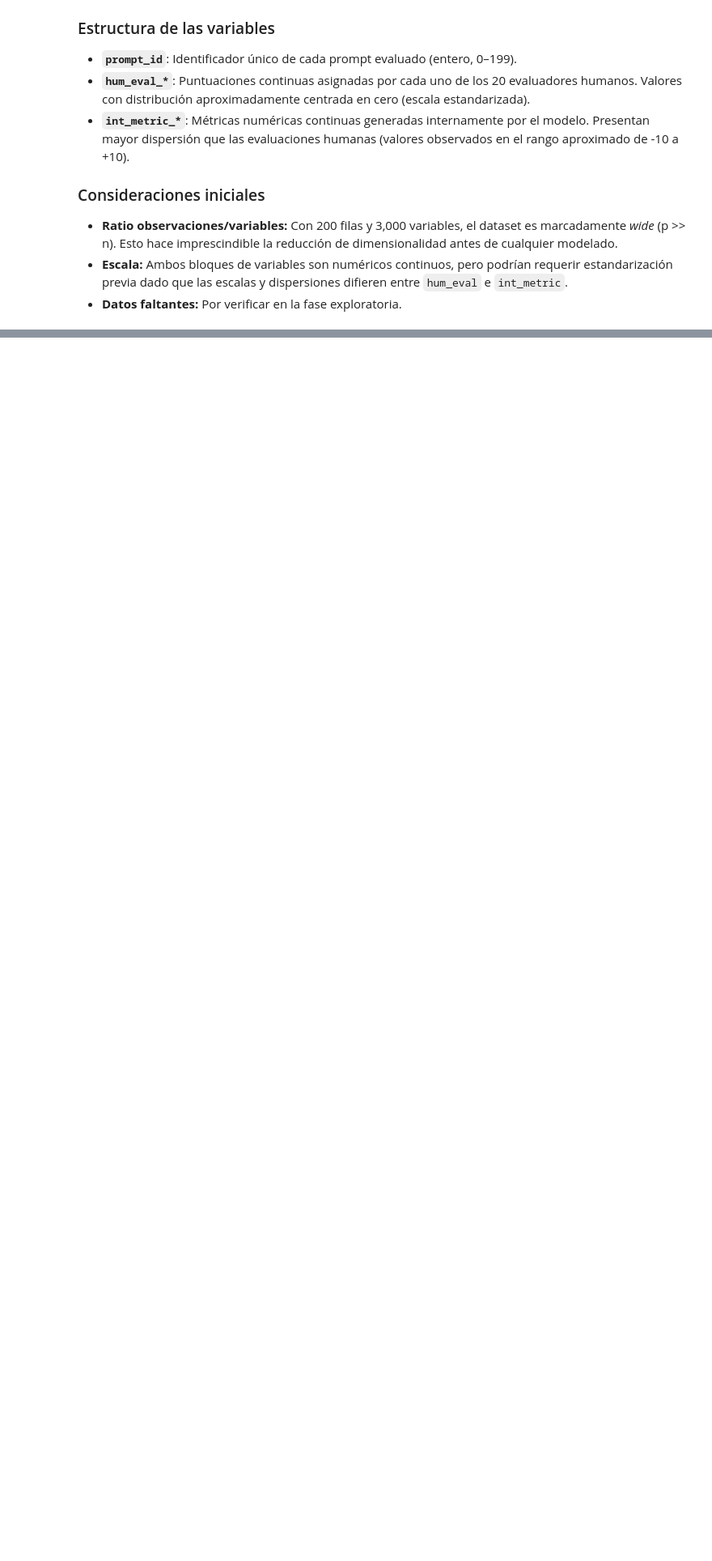
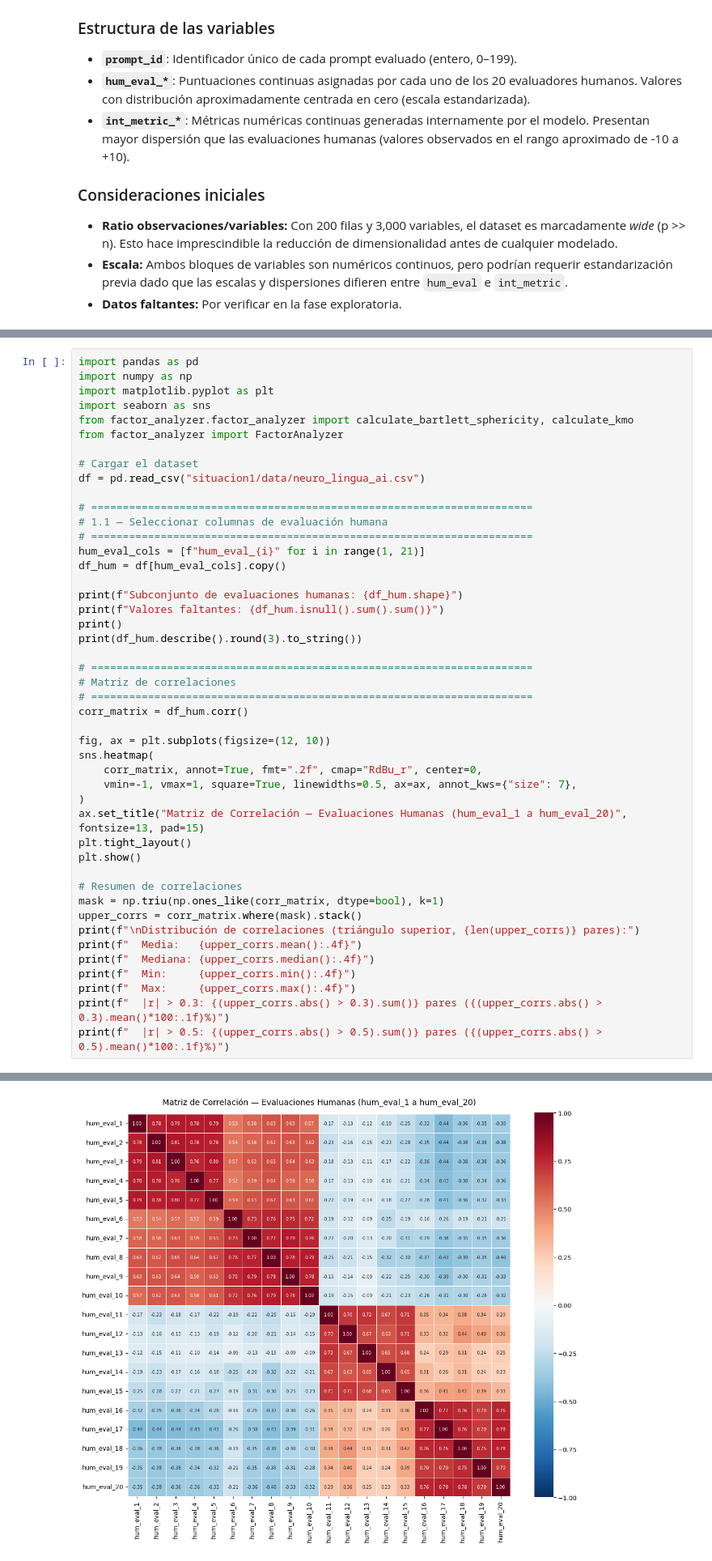
Before and after one commit to yeigen/proyecto-1-analitica, a Jupyter notebook: situacion1/analysis.ipynb, the cells around one changed output, grey strips where cells are left out. Shown at 81% size. Saved outputs shown, nothing was run; the diff lists cells and outputs as text; blank space fills up the shorter version.

```diff
--- a/situacion1/analysis.ipynb
+++ b/situacion1/analysis.ipynb
@@ -51,0 +168,47 @@ Segmentar los 200 prompts en **grupos homogéneos** a partir de las representaci
+# %%
+import pandas as pd
+import numpy as np
+import matplotlib.pyplot as plt
+import seaborn as sns
+from factor_analyzer.factor_analyzer import calculate_bartlett_sphericity, calculate_kmo
+from factor_analyzer import FactorAnalyzer
+
+# Cargar el dataset
+df = pd.read_csv("situacion1/data/neuro_lingua_ai.csv")
+
+# ======================================================================
+# 1.1 — Seleccionar columnas de evaluación humana
+# ======================================================================
+hum_eval_cols = [f"hum_eval_{i}" for i in range(1, 21)]
+df_hum = df[hum_eval_cols].copy()
+
+print(f"Subconjunto de evaluaciones humanas: {df_hum.shape}")
+print(f"Valores faltantes: {df_hum.isnull().sum().sum()}")
+print()
+print(df_hum.describe().round(3).to_string())
+
+# ======================================================================
+# Matriz de correlaciones
+# ======================================================================
+corr_matrix = df_hum.corr()
+
+fig, ax = plt.subplots(figsize=(12, 10))
+sns.heatmap(
+    corr_matrix, annot=True, fmt=".2f", cmap="RdBu_r", center=0,
+    vmin=-1, vmax=1, square=True, linewidths=0.5, ax=ax, annot_kws={"size": 7},
+)
+ax.set_title("Matriz de Correlación — Evaluaciones Humanas (hum_eval_1 a hum_eval_20)", fontsize=13, pad=15)
+plt.tight_layout()
+plt.show()
+
+# Resumen de correlaciones
+mask = np.triu(np.ones_like(corr_matrix, dtype=bool), k=1)
+upper_corrs = corr_matrix.where(mask).stack()
+print(f"\nDistribución de correlaciones (triángulo superior, {len(upper_corrs)} pares):")
+print(f"  Media:   {upper_corrs.mean():.4f}")
+print(f"  Mediana: {upper_corrs.median():.4f}")
+print(f"  Min:     {upper_corrs.min():.4f}")
+print(f"  Max:     {upper_corrs.max():.4f}")
+print(f"  |r| > 0.3: {(upper_corrs.abs() > 0.3).sum()} pares ({(upper_corrs.abs() > 0.3).mean()*100:.1f}%)")
+print(f"  |r| > 0.5: {(upper_corrs.abs() > 0.5).sum()} pares ({(upper_corrs.abs() > 0.5).mean()*100:.1f}%)")
+# %% [output]
@@ -51,0 +227 @@ Segmentar los 200 prompts en **grupos homogéneos** a partir de las representaci
+[figure, added]
```
Also changed, not shown: parts of 45 cells of this notebook.
